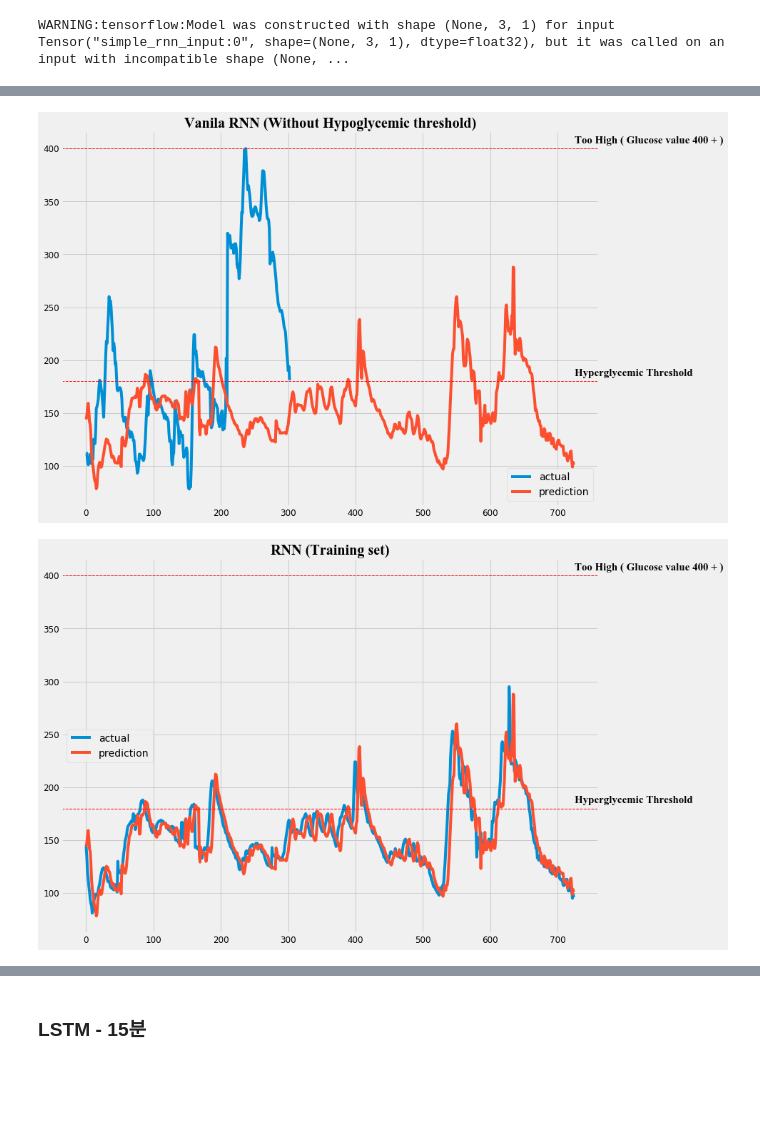
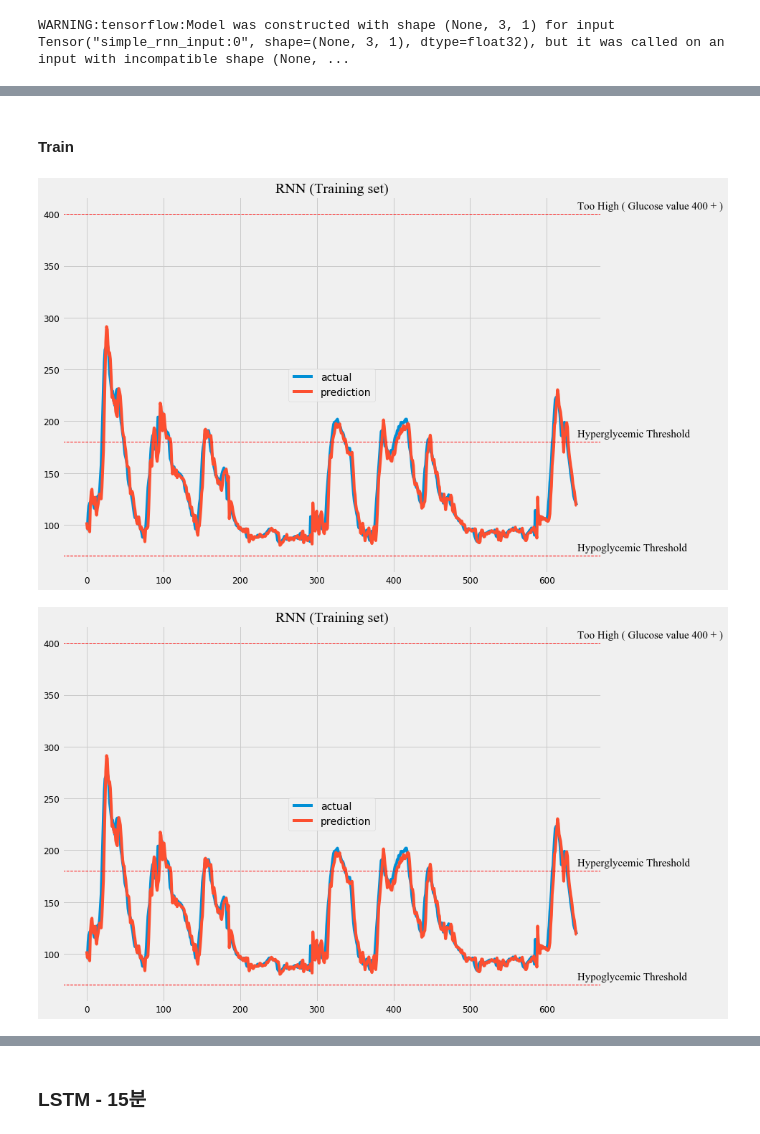
Before and after one commit to dongsikchoi/Blood-Glucose-Prediction-LSTM, a Jupyter notebook: 2020_12_21_Blood_Glucose_Preidction.ipynb, the cells around one changed output, grey strips where cells are left out. Cells and saved outputs as stored; diff of their text form; code cells hidden in the pictures; blank space fills up the shorter version.

```diff
--- a/2020_12_21_Blood_Glucose_Preidction.ipynb
+++ b/2020_12_21_Blood_Glucose_Preidction.ipynb
@@ -23,7 +23,7 @@ pd.set_option('display.max_columns',500)
 # %%
 #df=pd.read_csv("BG_sample2.csv")
 #df=pd.read_excel("BG_sample18.xlsx")
-df=pd.read_excel("BG_sample1.xlsx")
+df=pd.read_excel("BG_sample19.xlsx")
 # %%
 df.shape
 # %% [output]
@@ -425,7 +443,7 @@ raw_seq=raw_seq.to_numpy(dtype='int64')
 # %%
 TRAIN_SPLIT=int(len(raw_seq)*0.7)
 uni_past_history=6
-uni_future_target=5 # 이거 -1이면 naive method
+uni_future_target=2 # 이거 -1이면 naive method
 x_train_uni,y_train_uni = uni_data(raw_seq,0,TRAIN_SPLIT,
                                   uni_past_history,
                                   uni_future_target)
@@ -593,31 +618,34 @@ train_rnn_15=RMSE(y_train_uni,predict_result)
+# %% [markdown]
+#### Train
 # %%
+# 트레이닝셋
 plt.figure(figsize=(12,9))
-plt.plot(y_val_uni,label='actual')
+plt.plot(y_train_uni,label='actual')
 plt.plot(predict_result,label='prediction')
-#plt.axhline(y=70,c='r',linestyle='--',linewidth=1)
+plt.axhline(y=70,c='r',linestyle='--',linewidth=1)
 plt.axhline(y=180,c='r',linestyle='--',linewidth=1)
 plt.axhline(y=400,c='r',linestyle='--',linewidth=1)
 plt.text(len(predict_result),185,'Hyperglycemic Threshold',family='Times New Roman',size=15)
-#plt.text(len(predict_result),75,'Hypoglycemic Threshold',family='Times New Roman',size=15)
+plt.text(len(predict_result),75,'Hypoglycemic Threshold',family='Times New Roman',size=15)
 plt.text(len(predict_result),405,'Too High ( Glucose value 400 + )',family='Times New Roman',size=15)
-plt.title('Vanila RNN (Without Hypoglycemic threshold)',family='Times New Roman')
+plt.title('RNN (Training set)',family='Times New Roman')
 plt.legend()
 plt.show()
 # %% [output]
-[figure, old version]
+[figure, new version]
 # %%
 # 트레이닝셋
 plt.figure(figsize=(12,9))
 plt.plot(y_train_uni,label='actual')
 plt.plot(predict_result,label='prediction')
-#plt.axhline(y=70,c='r',linestyle='--',linewidth=1)
+plt.axhline(y=70,c='r',linestyle='--',linewidth=1)
 plt.axhline(y=180,c='r',linestyle='--',linewidth=1)
 plt.axhline(y=400,c='r',linestyle='--',linewidth=1)
 plt.text(len(predict_result),185,'Hyperglycemic Threshold',family='Times New Roman',size=15)
-#plt.text(len(predict_result),75,'Hypoglycemic Threshold',family='Times New Roman',size=15)
+plt.text(len(predict_result),75,'Hypoglycemic Threshold',family='Times New Roman',size=15)
 plt.text(len(predict_result),405,'Too High ( Glucose value 400 + )',family='Times New Roman',size=15)
 plt.title('RNN (Training set)',family='Times New Roman')
 plt.legend()
 plt.show()
 # %% [output]
-[figure, old version]
+[figure, new version]
```
Also changed, not shown: parts of 184 cells of this notebook.
